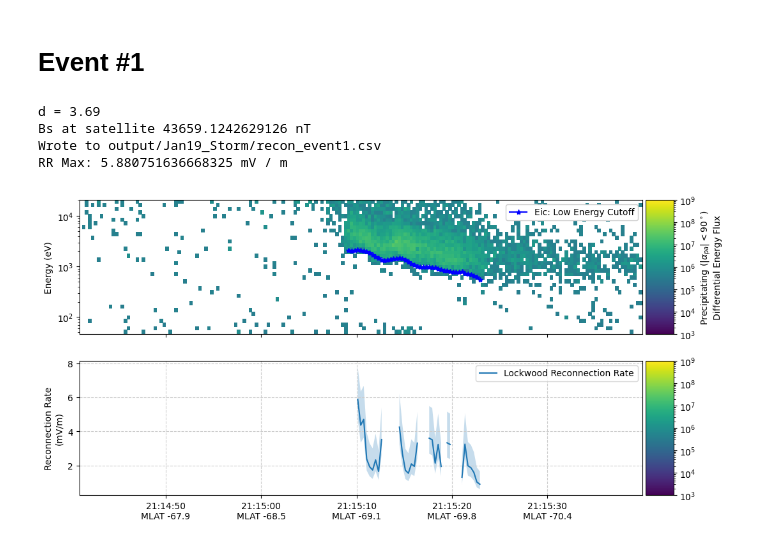
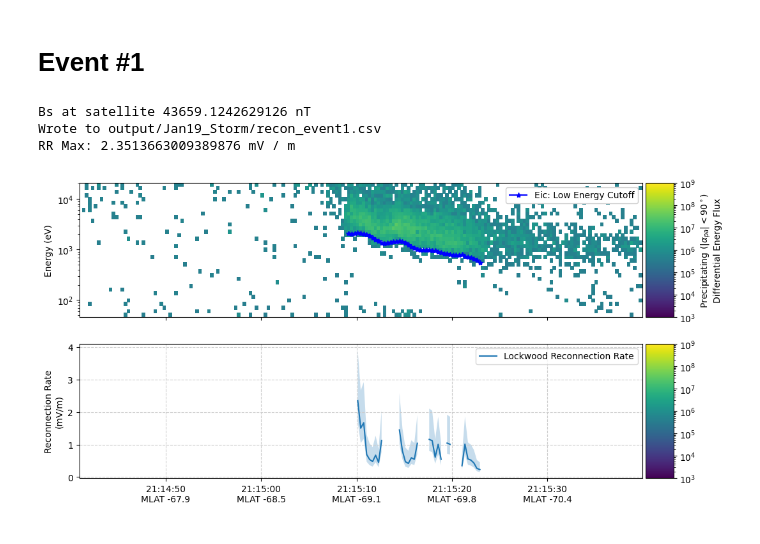
Before and after one commit to ddasilva/tracers-first-results-paper, a Jupyter notebook: Jan 19 Event Recon Rates.ipynb, the cells around one changed output. Saved outputs shown, nothing was run; the diff lists cells and outputs as text; code cells hidden in the pictures.

```diff
--- a/Jan 19 Event Recon Rates.ipynb
+++ b/Jan 19 Event Recon Rates.ipynb
@@ -49,24 +49,23 @@ RR Max: 3.333277563464891 mV / m
 # %%
 row = df.iloc[1]
 
 data = lib_dasilva2026.load_data(
     aci_file=row.aci_file,
     ead_file=row.ead_file,
 )
 subset_data = data.subset(row.start_time, row.end_time)
 dispersion_stime = row.start_time + timedelta(seconds=28)
 dispersion_etime = row.end_time - timedelta(seconds=17)
 
 fig, (ax1, ax2) = subset_data.plot_recon_rate(
     dispersion_stime,
     dispersion_etime,
-    d=get_d(row.i),
+    d=15,
     data_file=f'output/{storm}/recon_event{row.i}.csv',
     ascending=False,
 )
 # %% [output]
-d = 3.69
 Bs at satellite 43659.1242629126 nT
 Wrote to output/Jan19_Storm/recon_event1.csv
-RR Max: 5.880751636668325 mV / m
+RR Max: 2.3513663009389876 mV / m
-[figure, old version]
+[figure, new version]
```
Also changed, not shown: 2 other files.
